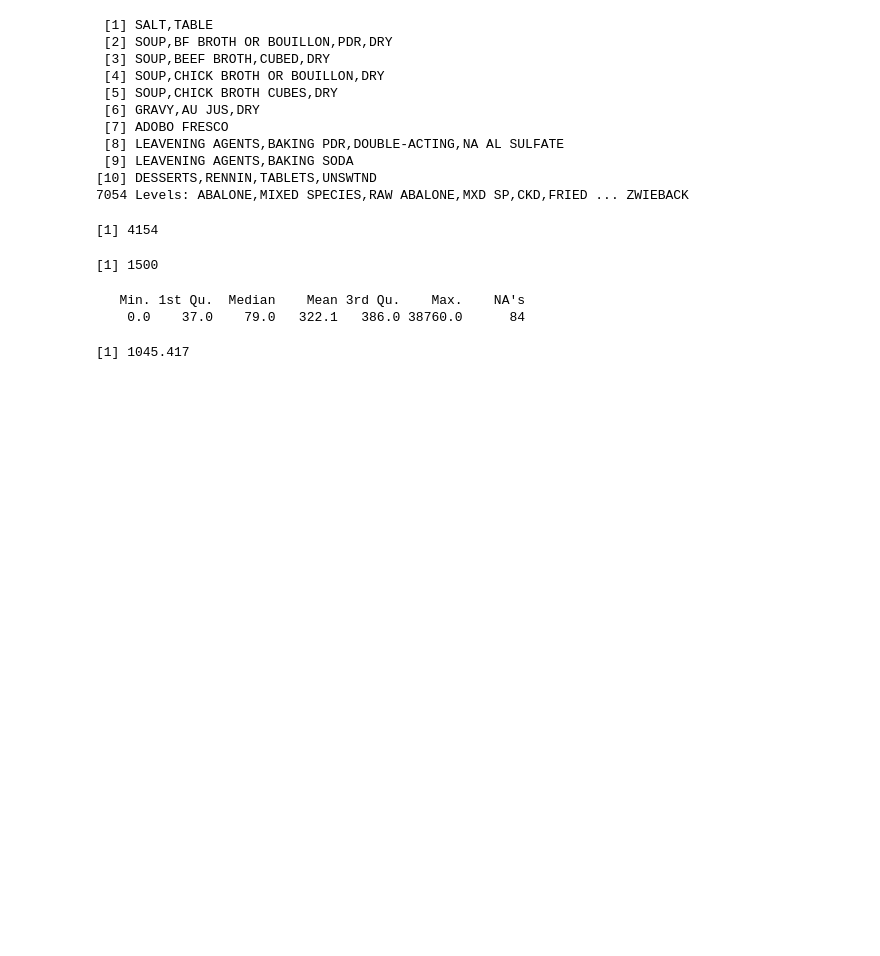
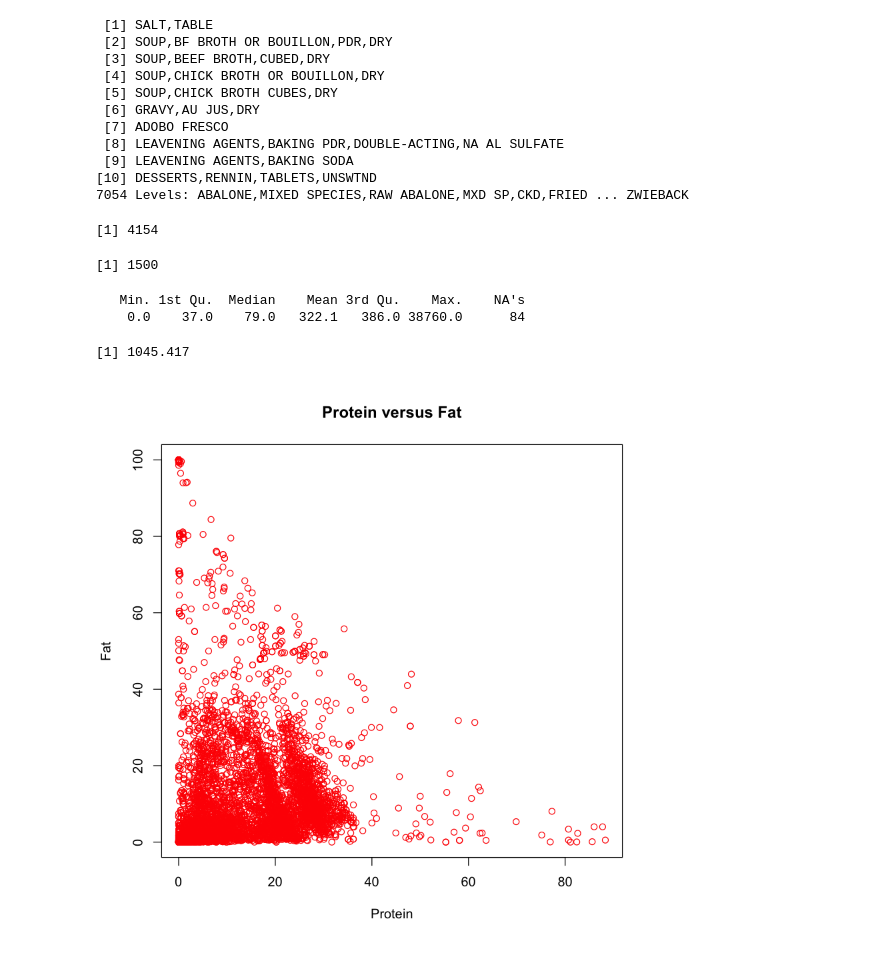
Before and after one commit to zarak/AnalyticsEdge, a Jupyter notebook: Unit 1.ipynb, the cells around one changed output. Drawn from its saved outputs; the diff is of its cells as text; code cells hidden in the pictures; blank space fills up the shorter version.

```diff
--- a/Unit 1.ipynb
+++ b/Unit 1.ipynb
@@ -368,3 +368,7 @@ summary(USDA$Sodium)
 sd(USDA$Sodium, na.rm=TRUE)
 # %% [output]
 [1] 1045.417
+# %%
+plot(USDA$Protein, USDA$TotalFat, xlab="Protein", ylab="Fat", main="Protein versus Fat", col="red")
+# %% [output]
+[figure, added]
```
Also changed, not shown: parts of 2 cells of this notebook.
